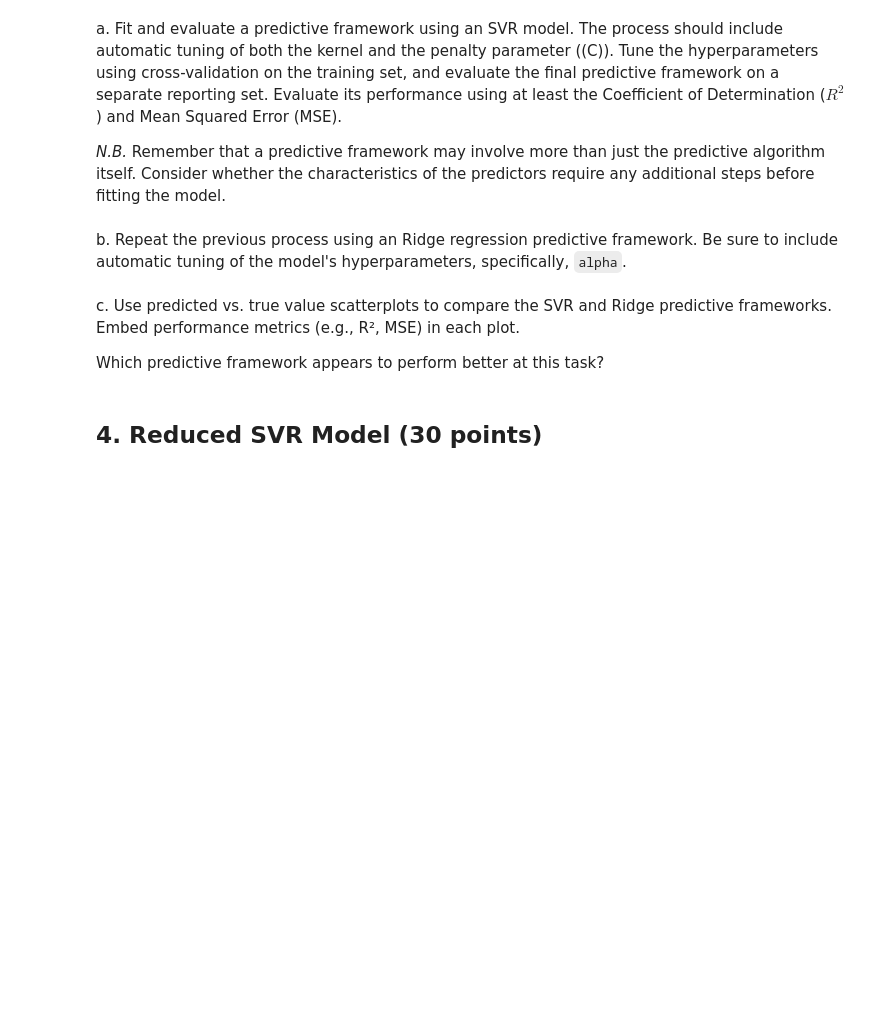
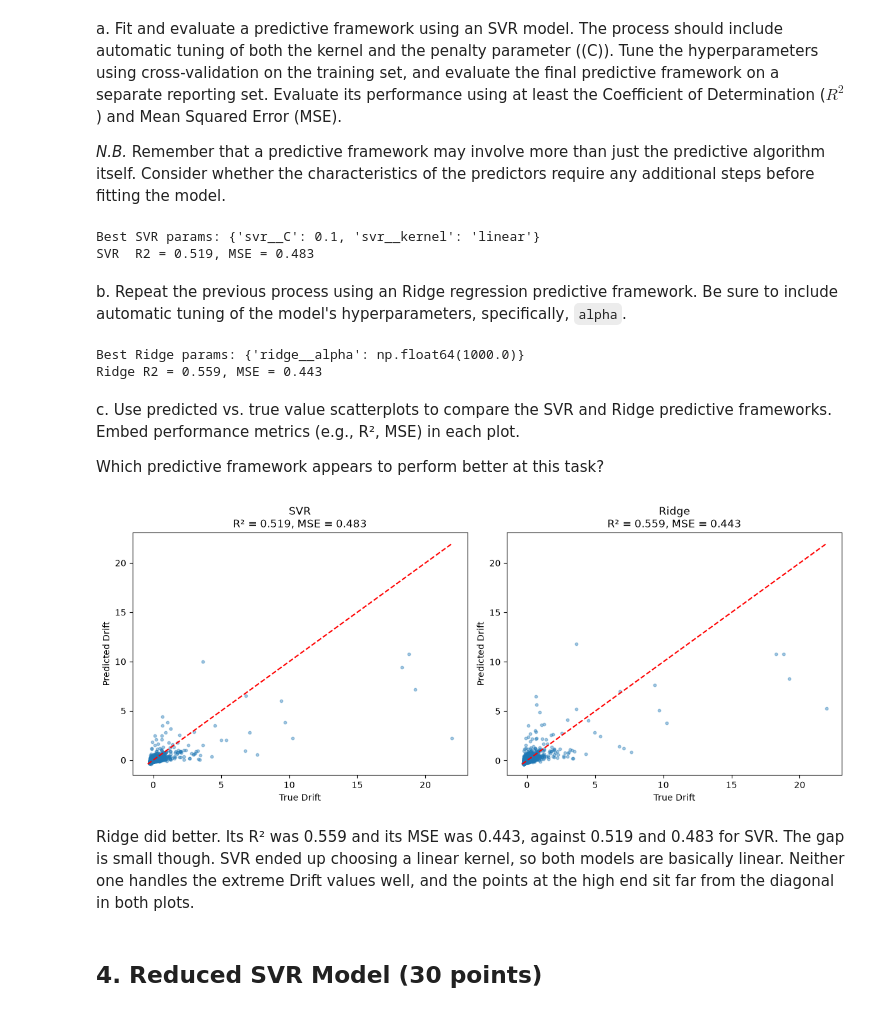
Before and after one commit to SJ-Jain-systems/labsml, a Jupyter notebook: 02-seismic-support-vector-regression.ipynb, the cells around one changed output. Drawn from its saved outputs; the diff is of its cells as text; code cells hidden in the pictures; blank space fills up the shorter version.

```diff
--- a/02-seismic-support-vector-regression.ipynb
+++ b/02-seismic-support-vector-regression.ipynb
@@ -214,17 +212,74 @@ a. Fit and evaluate a predictive framework using an SVR model. The process shoul
 
 *N.B.* Remember that a predictive framework may involve more than just the predictive algorithm itself. Consider whether the characteristics of the predictors require any additional steps before fitting the model.
 # %%
-# [Your code here]
+from sklearn.model_selection import train_test_split, GridSearchCV
+from sklearn.pipeline import Pipeline
+from sklearn.impute import SimpleImputer
+from sklearn.preprocessing import StandardScaler
+from sklearn.svm import SVR
+from sklearn.linear_model import Ridge
+from sklearn.metrics import r2_score, mean_squared_error
+import numpy as np
+
+X_train, X_test, y_train, y_test = train_test_split(X, y, test_size=0.2, random_state=42)
+
+svr_pipe = Pipeline([
+    ("impute", SimpleImputer(strategy="median")),
+    ("scale", StandardScaler()),
+    ("svr", SVR()),
+])
+svr_grid = {"svr__kernel": ["rbf", "linear"], "svr__C": [0.1, 1]}
+svr_search = GridSearchCV(svr_pipe, svr_grid, cv=5, scoring="neg_mean_squared_error", n_jobs=1)
+svr_search.fit(X_train, y_train)
+
+svr_pred = svr_search.predict(X_test)
+svr_r2 = r2_score(y_test, svr_pred)
+svr_mse = mean_squared_error(y_test, svr_pred)
+print("Best SVR params:", svr_search.best_params_)
+print(f"SVR  R2 = {svr_r2:.3f}, MSE = {svr_mse:.3f}")
+# %% [output]
+Best SVR params: {'svr__C': 0.1, 'svr__kernel': 'linear'}
+SVR  R2 = 0.519, MSE = 0.483
 # %% [markdown]
 b. Repeat the previous process using an Ridge regression predictive framework. Be sure to include automatic tuning of the model's hyperparameters, specifically, `alpha`.
 # %%
-# [Your code here]
+ridge_pipe = Pipeline([
+    ("impute", SimpleImputer(strategy="median")),
+    ("scale", StandardScaler()),
+    ("ridge", Ridge()),
+])
+ridge_search = GridSearchCV(ridge_pipe, {"ridge__alpha": np.logspace(-3, 3, 13)},
+                            cv=5, scoring="neg_mean_squared_error", n_jobs=1)
+ridge_search.fit(X_train, y_train)
+
+ridge_pred = ridge_search.predict(X_test)
+ridge_r2 = r2_score(y_test, ridge_pred)
+ridge_mse = mean_squared_error(y_test, ridge_pred)
+print("Best Ridge params:", ridge_search.best_params_)
+print(f"Ridge R2 = {ridge_r2:.3f}, MSE = {ridge_mse:.3f}")
+# %% [output]
+Best Ridge params: {'ridge__alpha': np.float64(1000.0)}
+Ridge R2 = 0.559, MSE = 0.443
 # %% [markdown]
 c. Use predicted vs. true value scatterplots to compare the SVR and Ridge predictive frameworks. Embed performance metrics (e.g., R², MSE) in each plot.
 
 Which predictive framework appears to perform better at this task?
 # %%
-# [Your code here]
+fig, axes = plt.subplots(1, 2, figsize=(12, 5))
+for ax, pred, name, r2, mse in [(axes[0], svr_pred, "SVR", svr_r2, svr_mse),
+                                (axes[1], ridge_pred, "Ridge", ridge_r2, ridge_mse)]:
+    ax.scatter(y_test, pred, alpha=0.4, s=10)
+    lims = [min(y_test.min(), pred.min()), max(y_test.max(), pred.max())]
+    ax.plot(lims, lims, "r--")
+    ax.set_xlabel("True Drift")
+    ax.set_ylabel("Predicted Drift")
+    ax.set_title(f"{name}\nR² = {r2:.3f}, MSE = {mse:.3f}")
+plt.tight_layout()
+plt.show()
+# %% [output]
+[figure, added]
+# %% [markdown]
+Ridge did better. Its R² was 0.559 and its MSE was 0.443, against 0.519 and 0.483 for SVR. The gap is small though. SVR ended up choosing a linear kernel, so both models are basically linear. Neither one handles the extreme Drift values well, and the points at the high end sit far from the diagonal in both plots.
 # %% [markdown]
 ## 4. Reduced SVR Model (30 points)
 # %% [markdown]
```
Also changed, not shown: parts of 8 cells of this notebook.
